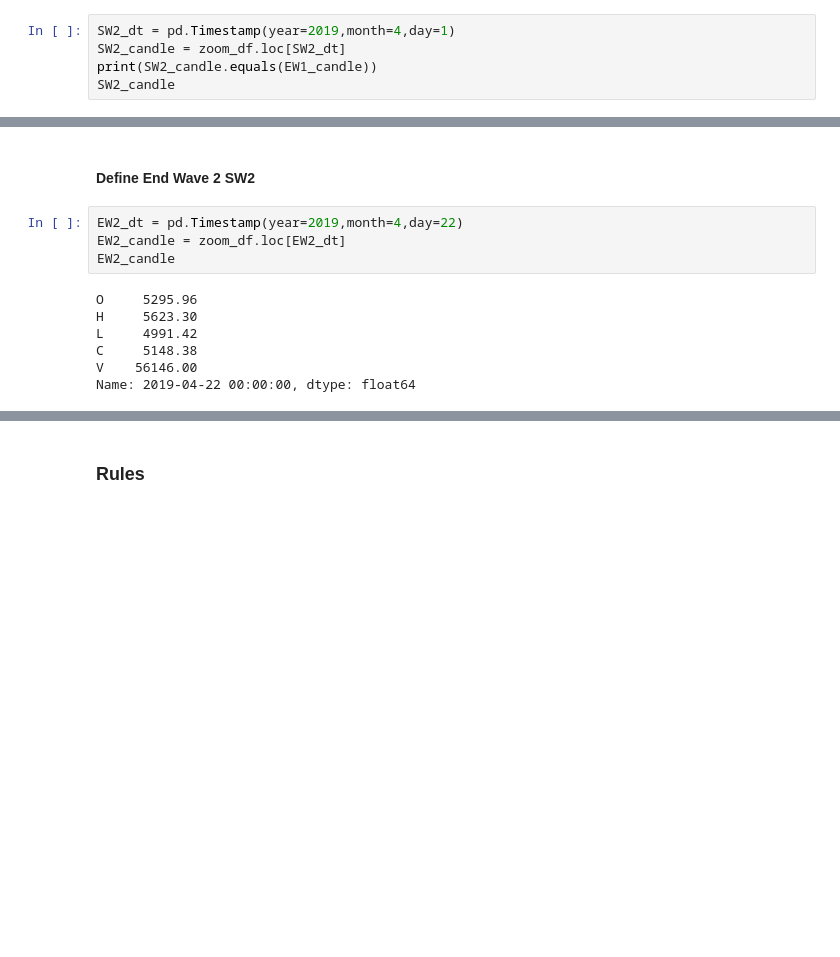
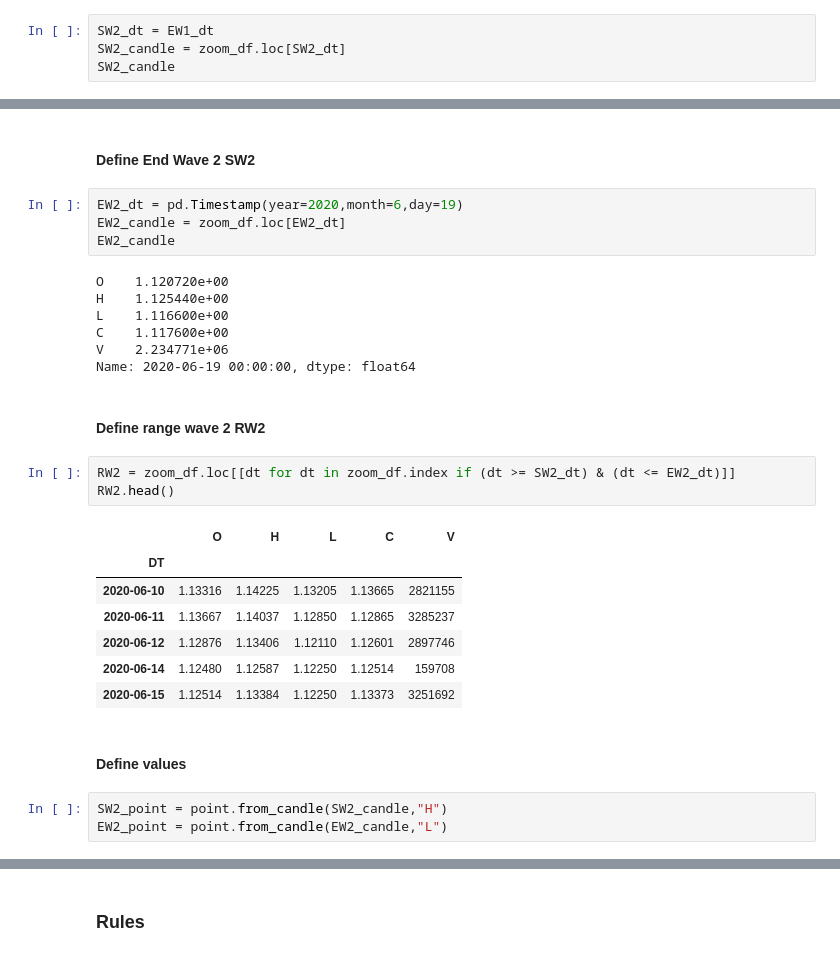
Before and after one commit to NNTrade/indicators, a Jupyter notebook: example/ElliotWales/analityc.ipynb, the cells around one changed output, grey strips where cells are left out. Cells and saved outputs as stored; diff of their text form; blank space fills up the shorter version.

```diff
--- a/example/ElliotWales/analityc.ipynb
+++ b/example/ElliotWales/analityc.ipynb
@@ -226,8 +220,7 @@ dtype: bool
 # %% [markdown]
 #### Define Start Wave 2 SW2
 # %%
-SW2_dt = pd.Timestamp(year=2019,month=4,day=1)
+SW2_dt = EW1_dt
 SW2_candle = zoom_df.loc[SW2_dt]
-print(SW2_candle.equals(EW1_candle))
 SW2_candle
 # %% [output]
@@ -245,14 +233,32 @@ candle_chart(zoom_df).add_marker(SW1_candle).add_marker(EW1_candle).add_wave(SW1
 # %% [markdown]
 #### Define End Wave 2 SW2
 # %%
-EW2_dt = pd.Timestamp(year=2019,month=4,day=22)
+EW2_dt = pd.Timestamp(year=2020,month=6,day=19)
 EW2_candle = zoom_df.loc[EW2_dt]
 EW2_candle
 # %% [output]
-O     5295.96
-H     5623.30
-L     4991.42
-C     5148.38
-V    56146.00
-Name: 2019-04-22 00:00:00, dtype: float64
+O    1.120720e+00
+H    1.125440e+00
+L    1.116600e+00
+C    1.117600e+00
+V    2.234771e+06
+Name: 2020-06-19 00:00:00, dtype: float64
+# %% [markdown]
+#### Define range wave 2 RW2
+# %%
+RW2 = zoom_df.loc[[dt for dt in zoom_df.index if (dt >= SW2_dt) & (dt <= EW2_dt)]]
+RW2.head()
+# %% [output]
+|  | O | H | L | C | V |
+| DT |  |  |  |  |  |
+| 2020-06-10 | 1.13316 | 1.14225 | 1.13205 | 1.13665 | 2821155 |
+| 2020-06-11 | 1.13667 | 1.14037 | 1.12850 | 1.12865 | 3285237 |
+| 2020-06-12 | 1.12876 | 1.13406 | 1.12110 | 1.12601 | 2897746 |
+| 2020-06-14 | 1.12480 | 1.12587 | 1.12250 | 1.12514 | 159708 |
+| 2020-06-15 | 1.12514 | 1.13384 | 1.12250 | 1.13373 | 3251692 |
+# %% [markdown]
+#### Define values
+# %%
+SW2_point = point.from_candle(SW2_candle,"H")
+EW2_point = point.from_candle(EW2_candle,"L")
 # %%
```
Also changed, not shown: parts of 43 cells of this notebook.
